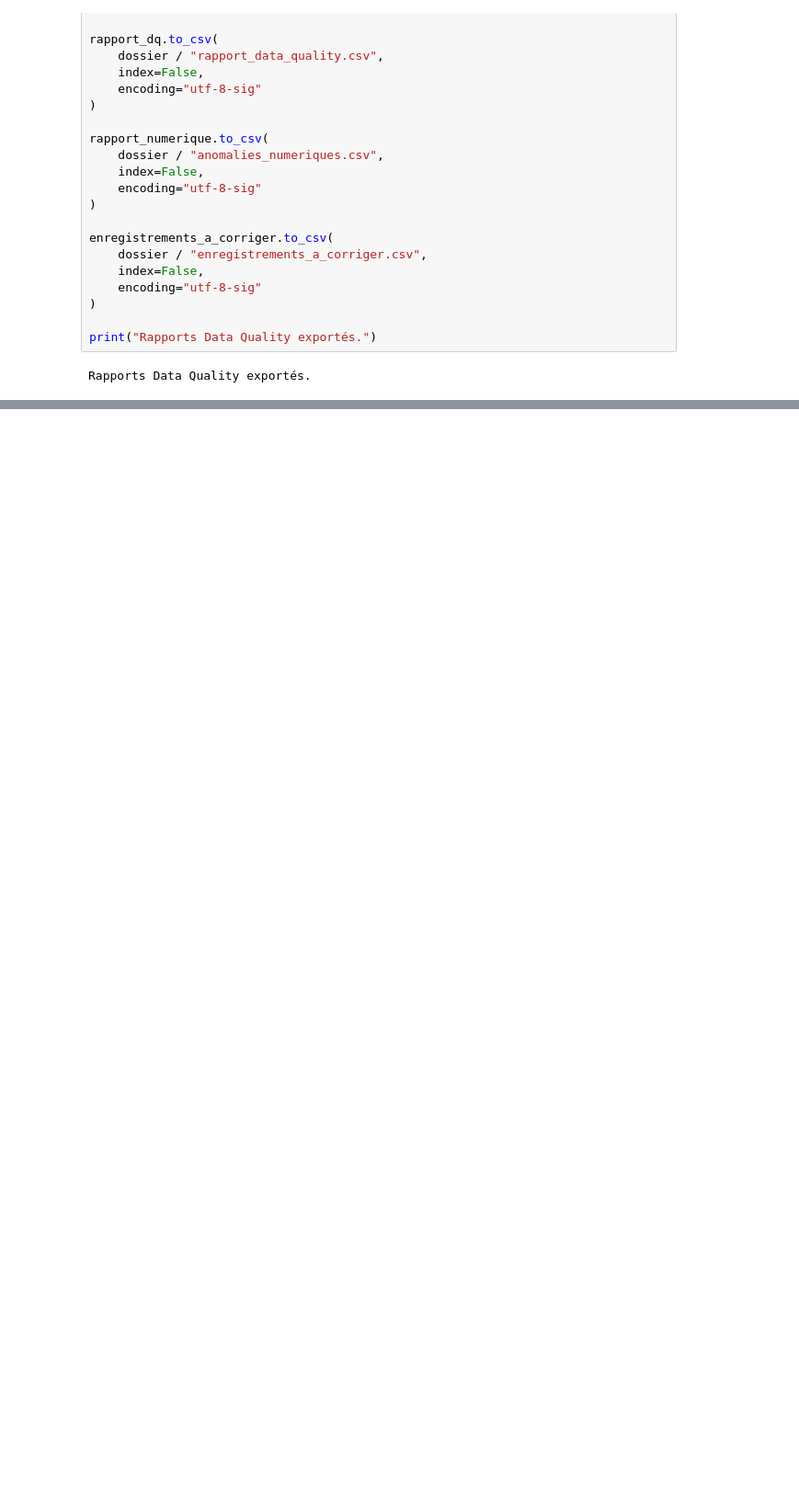
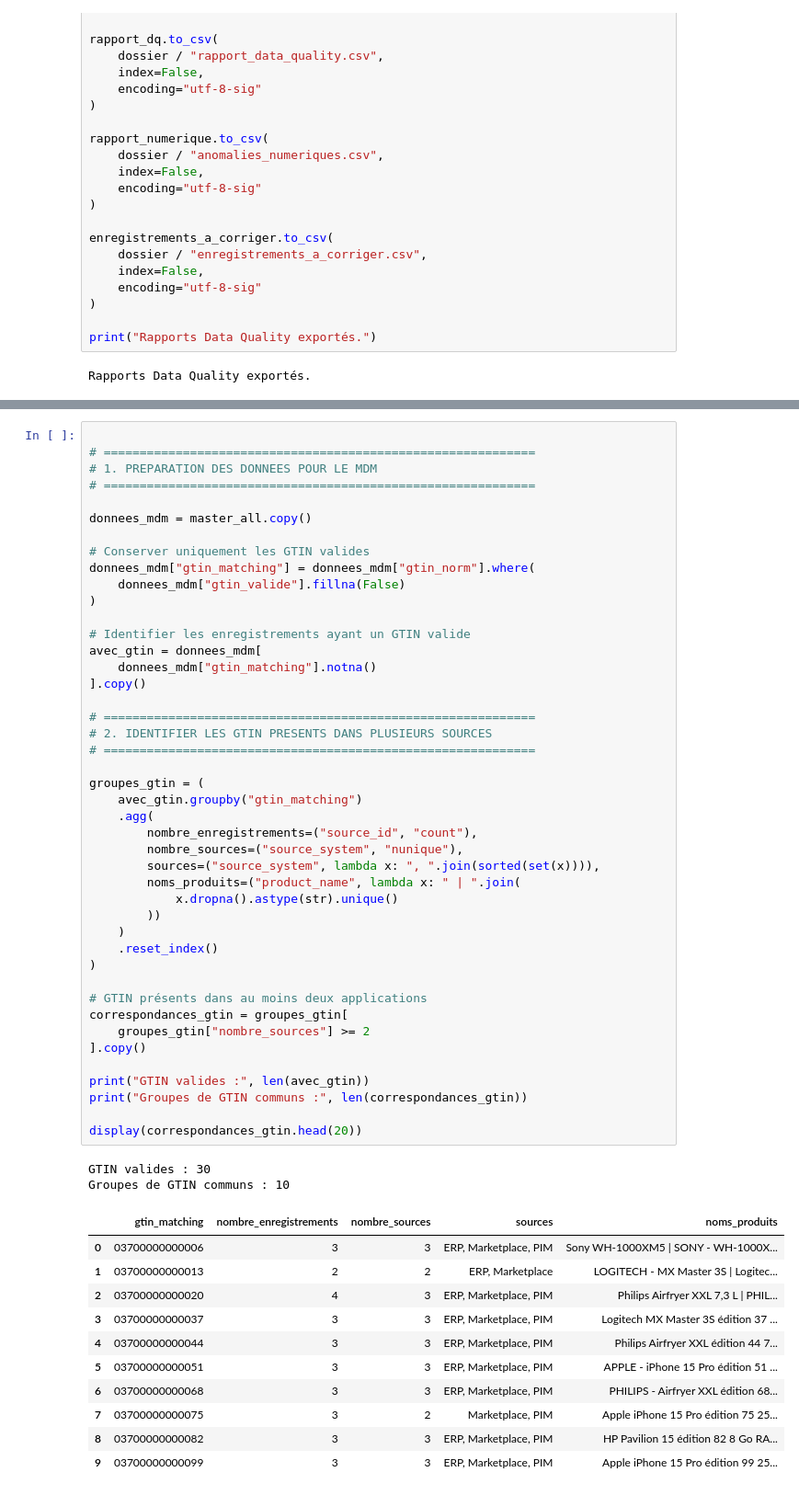
Before and after one commit to Ramadiaw12/Project_datagouvernance, a Jupyter notebook: notebooks/01_diagnostic_donnees.ipynb, the cells around one changed output, grey strips where cells are left out. Shown at 92% size. Drawn from its saved outputs; the diff is of its cells as text; blank space fills up the shorter version.

```diff
--- a/notebooks/01_diagnostic_donnees.ipynb
+++ b/notebooks/01_diagnostic_donnees.ipynb
@@ -2019,0 +2024,58 @@ Rapports Data Quality exportés.
+# %%
+
+# ============================================================
+# 1. PREPARATION DES DONNEES POUR LE MDM
+# ============================================================
+
+donnees_mdm = master_all.copy()
+
+# Conserver uniquement les GTIN valides
+donnees_mdm["gtin_matching"] = donnees_mdm["gtin_norm"].where(
+    donnees_mdm["gtin_valide"].fillna(False)
+)
+
+# Identifier les enregistrements ayant un GTIN valide
+avec_gtin = donnees_mdm[
+    donnees_mdm["gtin_matching"].notna()
+].copy()
+
+# ============================================================
+# 2. IDENTIFIER LES GTIN PRESENTS DANS PLUSIEURS SOURCES
+# ============================================================
+
+groupes_gtin = (
+    avec_gtin.groupby("gtin_matching")
+    .agg(
+        nombre_enregistrements=("source_id", "count"),
+        nombre_sources=("source_system", "nunique"),
+        sources=("source_system", lambda x: ", ".join(sorted(set(x)))),
+        noms_produits=("product_name", lambda x: " | ".join(
+            x.dropna().astype(str).unique()
+        ))
+    )
+    .reset_index()
+)
+
+# GTIN présents dans au moins deux applications
+correspondances_gtin = groupes_gtin[
+    groupes_gtin["nombre_sources"] >= 2
+].copy()
+
+print("GTIN valides :", len(avec_gtin))
+print("Groupes de GTIN communs :", len(correspondances_gtin))
+
+display(correspondances_gtin.head(20))
+# %% [output]
+GTIN valides : 30
+Groupes de GTIN communs : 10
+|  | gtin_matching | nombre_enregistrements | nombre_sources | sources | noms_produits |
+| 0 | 03700000000006 | 3 | 3 | ERP, Marketplace, PIM | Sony WH-1000XM5 | SONY - WH-1000X... |
+| 1 | 03700000000013 | 2 | 2 | ERP, Marketplace | LOGITECH - MX Master 3S | Logitec... |
+| 2 | 03700000000020 | 4 | 3 | ERP, Marketplace, PIM | Philips Airfryer XXL 7,3 L | PHIL... |
+| 3 | 03700000000037 | 3 | 3 | ERP, Marketplace, PIM | Logitech MX Master 3S édition 37 ... |
+| 4 | 03700000000044 | 3 | 3 | ERP, Marketplace, PIM | Philips Airfryer XXL édition 44 7... |
+| 5 | 03700000000051 | 3 | 3 | ERP, Marketplace, PIM | APPLE - iPhone 15 Pro édition 51 ... |
+| 6 | 03700000000068 | 3 | 3 | ERP, Marketplace, PIM | PHILIPS - Airfryer XXL édition 68... |
+| 7 | 03700000000075 | 3 | 2 | Marketplace, PIM | Apple iPhone 15 Pro édition 75 25... |
+| 8 | 03700000000082 | 3 | 3 | ERP, Marketplace, PIM | HP Pavilion 15 édition 82 8 Go RA... |
+| 9 | 03700000000099 | 3 | 3 | ERP, Marketplace, PIM | Apple iPhone 15 Pro édition 99 25... |
```
Also changed, not shown: parts of 10 cells of this notebook, 2 other files.
